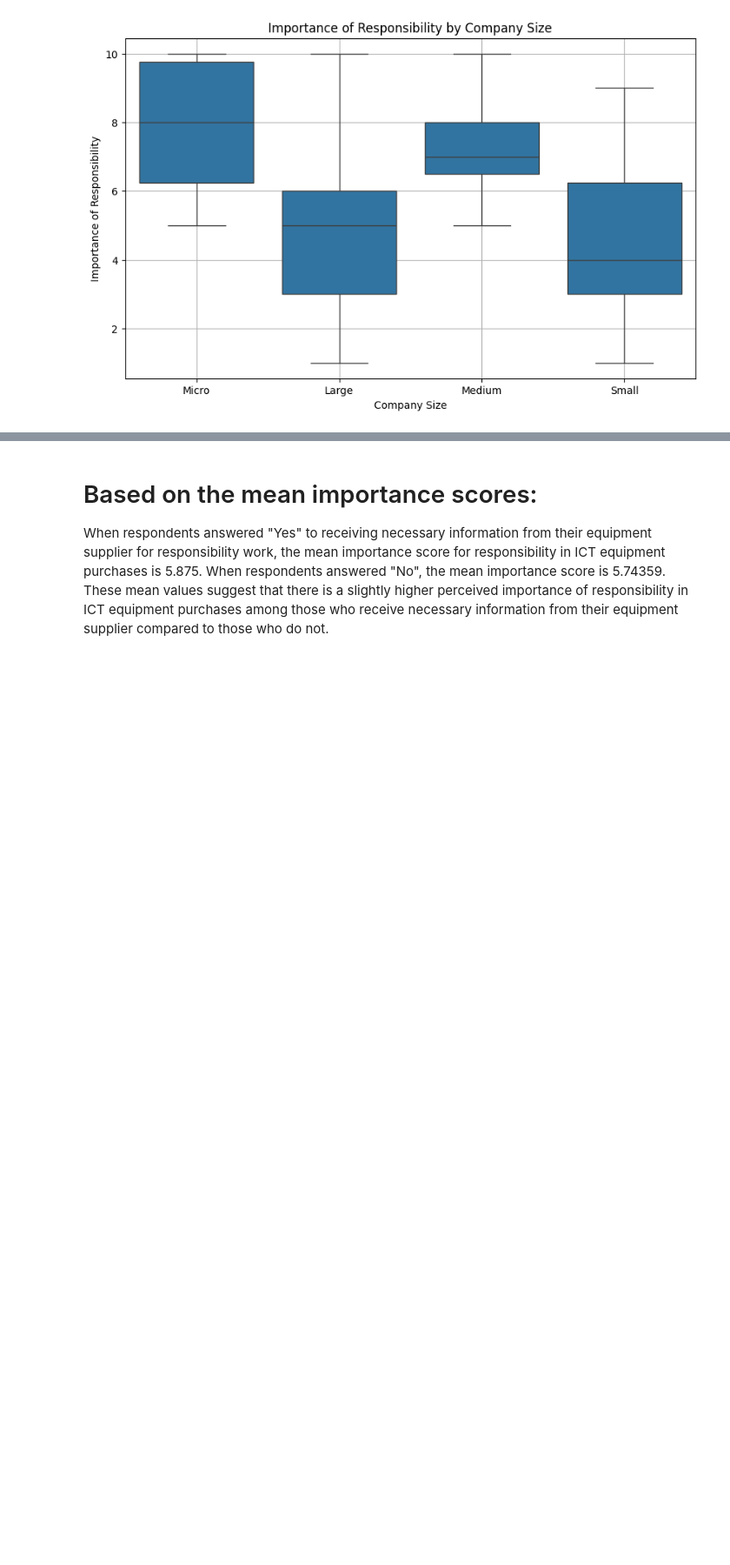
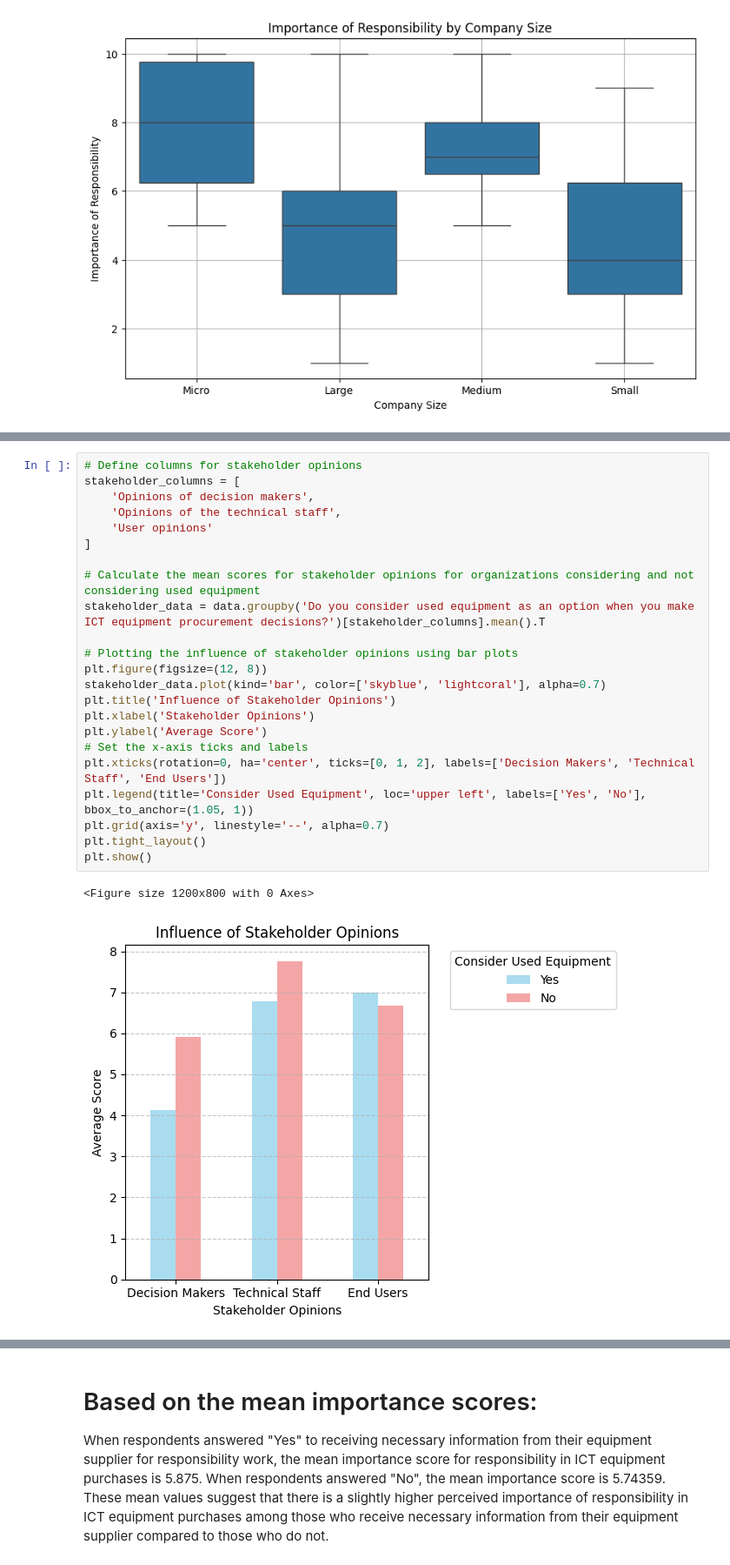
Before and after one commit to ProArif/Thesis, a Jupyter notebook: SurveyAnalysis.ipynb, the cells around one changed output, grey strips where cells are left out. Shown at 87% size. Saved outputs shown, nothing was run; the diff lists cells and outputs as text; blank space fills up the shorter version.

```diff
--- a/SurveyAnalysis.ipynb
+++ b/SurveyAnalysis.ipynb
@@ -691,0 +797,26 @@ P-value: 0.0017622923142750053
+# %%
+# Define columns for stakeholder opinions
+stakeholder_columns = [
+    'Opinions of decision makers',
+    'Opinions of the technical staff',
+    'User opinions'
+]
+
+# Calculate the mean scores for stakeholder opinions for organizations considering and not considering used equipment
+stakeholder_data = data.groupby('Do you consider used equipment as an option when you make ICT equipment procurement decisions?')[stakeholder_columns].mean().T
+
+# Plotting the influence of stakeholder opinions using bar plots
+plt.figure(figsize=(12, 8))
+stakeholder_data.plot(kind='bar', color=['skyblue', 'lightcoral'], alpha=0.7)
+plt.title('Influence of Stakeholder Opinions')
+plt.xlabel('Stakeholder Opinions')
+plt.ylabel('Average Score')
+# Set the x-axis ticks and labels
+plt.xticks(rotation=0, ha='center', ticks=[0, 1, 2], labels=['Decision Makers', 'Technical Staff', 'End Users'])
+plt.legend(title='Consider Used Equipment', loc='upper left', labels=['Yes', 'No'], bbox_to_anchor=(1.05, 1))
+plt.grid(axis='y', linestyle='--', alpha=0.7)
+plt.tight_layout()
+plt.show()
+# %% [output]
+<Figure size 1200x800 with 0 Axes>
+[figure, added]
```
Also changed, not shown: parts of 7 cells of this notebook.
